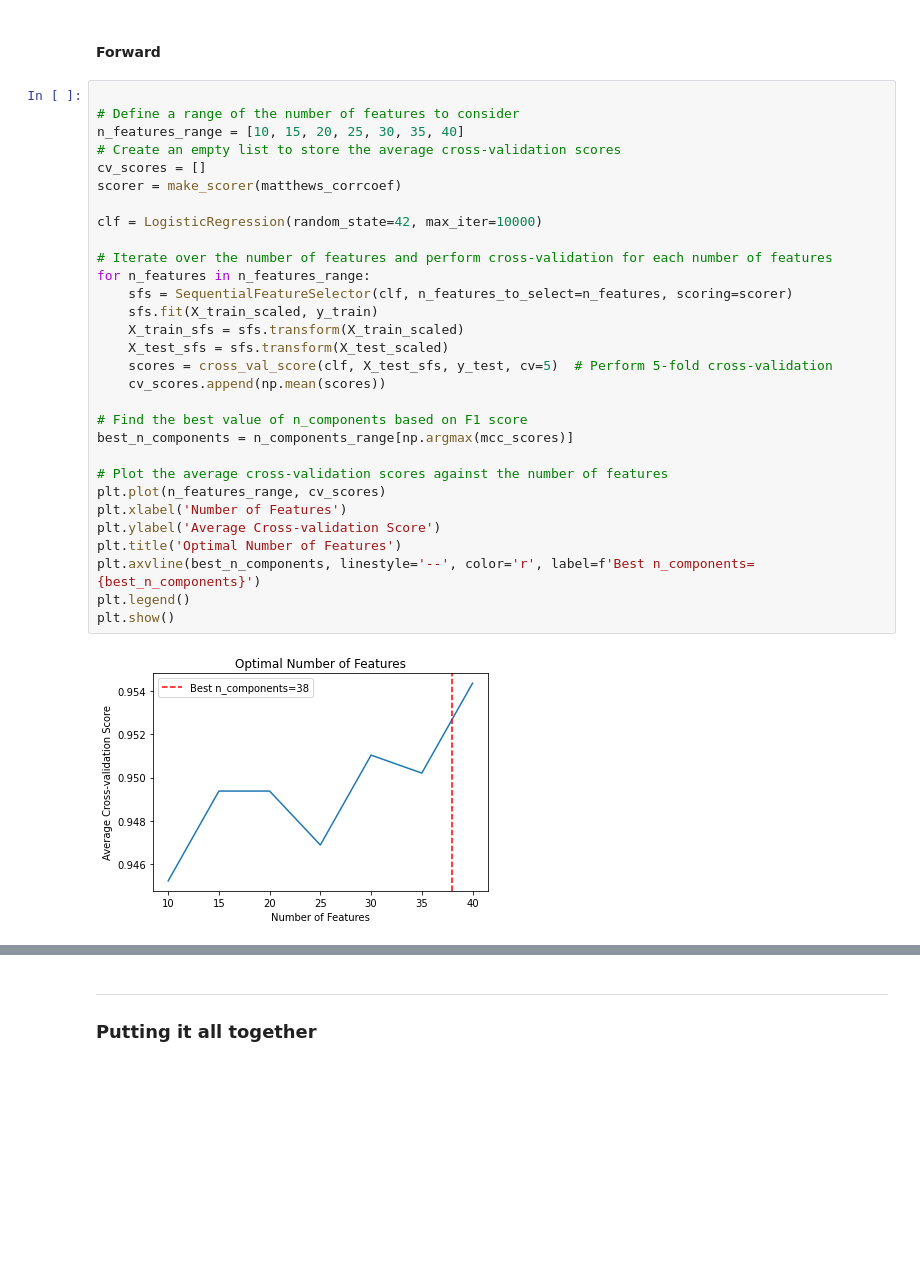
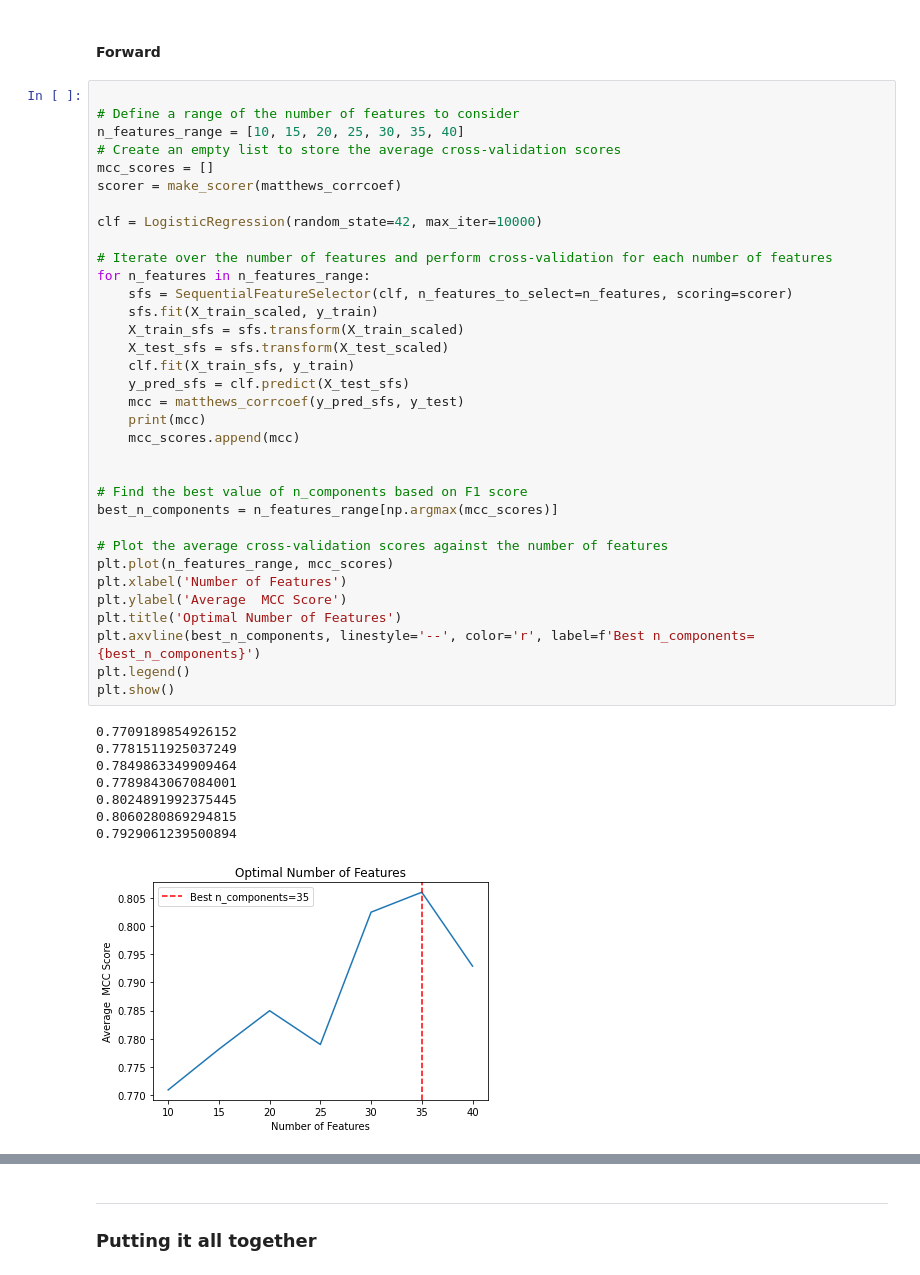
Before and after one commit to CosminTr/ClassificationModelEC, a Jupyter notebook: ProjetoEC.ipynb, the cells around one changed output, grey strips where cells are left out. Drawn from its saved outputs; the diff is of its cells as text; blank space fills up the shorter version.

```diff
--- a/ProjetoEC.ipynb
+++ b/ProjetoEC.ipynb
@@ -391,33 +391,44 @@ X_test_sfs = sfs_back.transform(X_test_scaled) """
 # %%
 
 # Define a range of the number of features to consider
 n_features_range = [10, 15, 20, 25, 30, 35, 40]
 # Create an empty list to store the average cross-validation scores
-cv_scores = []
+mcc_scores = []
 scorer = make_scorer(matthews_corrcoef)
 
 clf = LogisticRegression(random_state=42, max_iter=10000)
 
 # Iterate over the number of features and perform cross-validation for each number of features
 for n_features in n_features_range:
     sfs = SequentialFeatureSelector(clf, n_features_to_select=n_features, scoring=scorer)
     sfs.fit(X_train_scaled, y_train)
     X_train_sfs = sfs.transform(X_train_scaled)
     X_test_sfs = sfs.transform(X_test_scaled)
-    scores = cross_val_score(clf, X_test_sfs, y_test, cv=5)  # Perform 5-fold cross-validation
-    cv_scores.append(np.mean(scores))
+    clf.fit(X_train_sfs, y_train)
+    y_pred_sfs = clf.predict(X_test_sfs)
+    mcc = matthews_corrcoef(y_pred_sfs, y_test)
+    print(mcc)
+    mcc_scores.append(mcc)
+
 
 # Find the best value of n_components based on F1 score
-best_n_components = n_components_range[np.argmax(mcc_scores)]
+best_n_components = n_features_range[np.argmax(mcc_scores)]
 
 # Plot the average cross-validation scores against the number of features
-plt.plot(n_features_range, cv_scores)
+plt.plot(n_features_range, mcc_scores)
 plt.xlabel('Number of Features')
-plt.ylabel('Average Cross-validation Score')
+plt.ylabel('Average  MCC Score')
 plt.title('Optimal Number of Features')
 plt.axvline(best_n_components, linestyle='--', color='r', label=f'Best n_components={best_n_components}')
 plt.legend()
 plt.show()
 # %% [output]
+0.7709189854926152
+0.7781511925037249
+0.7849863349909464
+0.7789843067084001
+0.8024891992375445
+0.8060280869294815
+0.7929061239500894
-[figure, old version]
+[figure, new version]
 # %%
```
Also changed, not shown: parts of 10 cells of this notebook.
